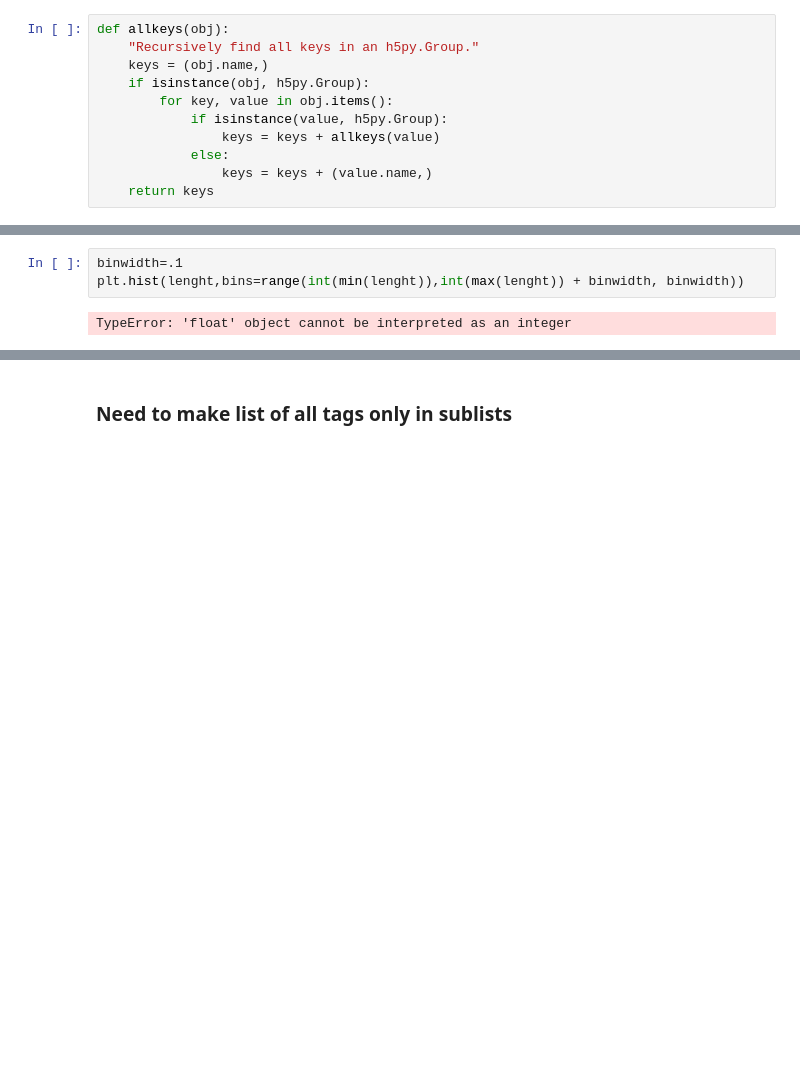
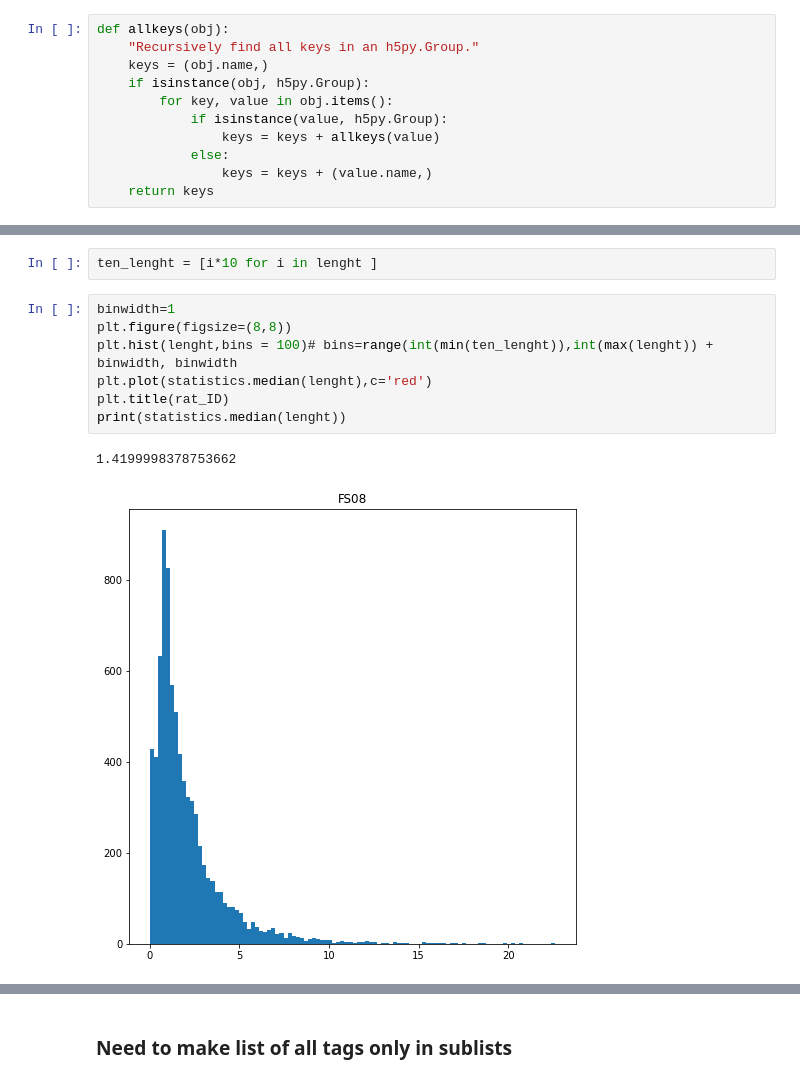
Before and after one commit to Fabalinks/Rearing_analysis, a Jupyter notebook: Code/20211201_FS_rearing_dynamics_PLOTTING.ipynb, the cells around one changed output, grey strips where cells are left out. Cells and saved outputs as stored; diff of their text form; blank space fills up the shorter version.

```diff
--- a/Code/20211201_FS_rearing_dynamics_PLOTTING.ipynb
+++ b/Code/20211201_FS_rearing_dynamics_PLOTTING.ipynb
@@ -107,5 +105,12 @@ TypeError: unsupported operand type(s) for /: 'range' and 'int'
+# %%
+ten_lenght = [i*10 for i in lenght ]
 # %%
-binwidth=.1
-plt.hist(lenght,bins=range(int(min(lenght)),int(max(lenght)) + binwidth, binwidth))
+binwidth=1
+plt.figure(figsize=(8,8))
+plt.hist(lenght,bins = 100)# bins=range(int(min(ten_lenght)),int(max(lenght)) + binwidth, binwidth
+plt.plot(statistics.median(lenght),c='red')
+plt.title(rat_ID)
+print(statistics.median(lenght))
 # %% [output]
-TypeError: 'float' object cannot be interpreted as an integer
+1.4199998378753662
+[figure, added]
```
Also changed, not shown: parts of 5 cells of this notebook, 1 other file.
